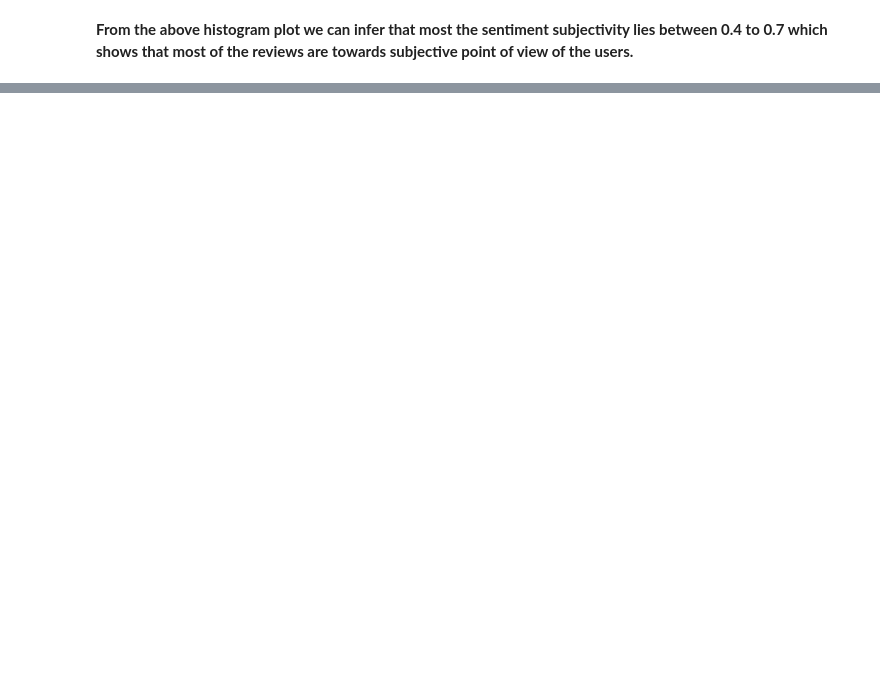
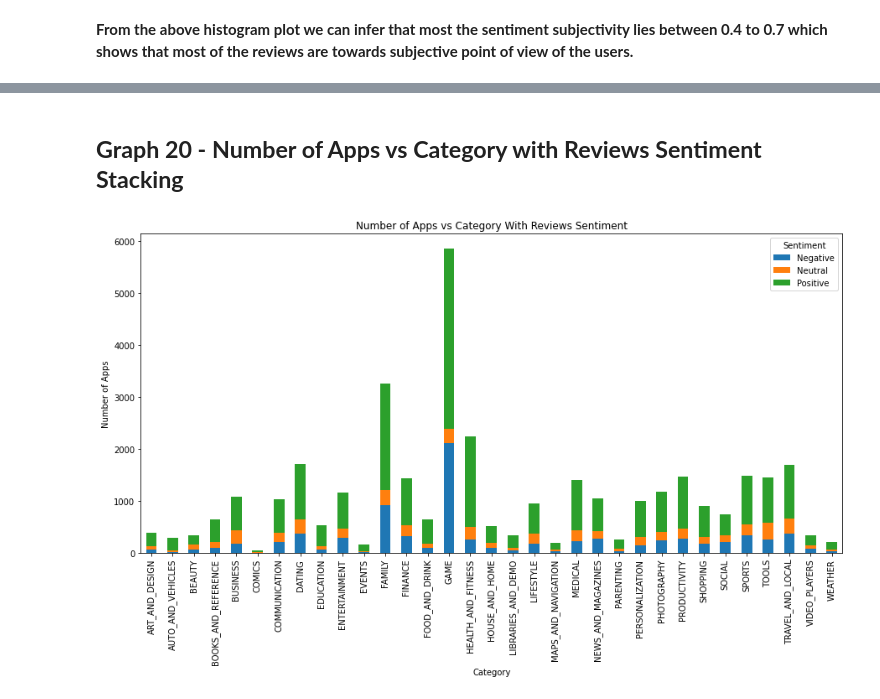
Before and after one commit to Prashant-Shaw/Play-Store-App-Review-Analysis, a Jupyter notebook: Play_Store_App_Review_Analysis_Capstone_Project.ipynb, the cells around one changed output, grey strips where cells are left out. Drawn from its saved outputs; the diff is of its cells as text; code cells hidden in the pictures; blank space fills up the shorter version.

```diff
--- a/Play_Store_App_Review_Analysis_Capstone_Project.ipynb
+++ b/Play_Store_App_Review_Analysis_Capstone_Project.ipynb
@@ -823,2 +824,5 @@ plt.show()
 # %% [markdown]
 **From the above histogram plot we can infer that most the sentiment subjectivity lies between 0.4 to 0.7 which shows that most of the reviews are towards subjective point of view of the users.**
+# %%
+cat_sent_df = final_ps_df.groupby(['Category', 'Sentiment']).size().reset_index().pivot(columns = 'Sentiment', index = 'Category', values = 0)
+cat_sent_df.head()
@@ -824,0 +837,11 @@ plt.show()
+# %% [markdown]
+## **Graph 20 - Number of Apps vs Category with Reviews Sentiment Stacking**
+# %%
+#Plotting Number of Apps vs Category with Reviews Sentiment Stacking.
+cat_sent_df.plot(kind = 'bar', stacked = True, figsize=(15,7))
+plt.title("Number of Apps vs Category With Reviews Sentiment")
+plt.xlabel("Category")
+plt.ylabel("Number of Apps")
+plt.show()
+# %% [output]
+[figure, added]
```
Also changed, not shown: parts of 29 cells of this notebook.
